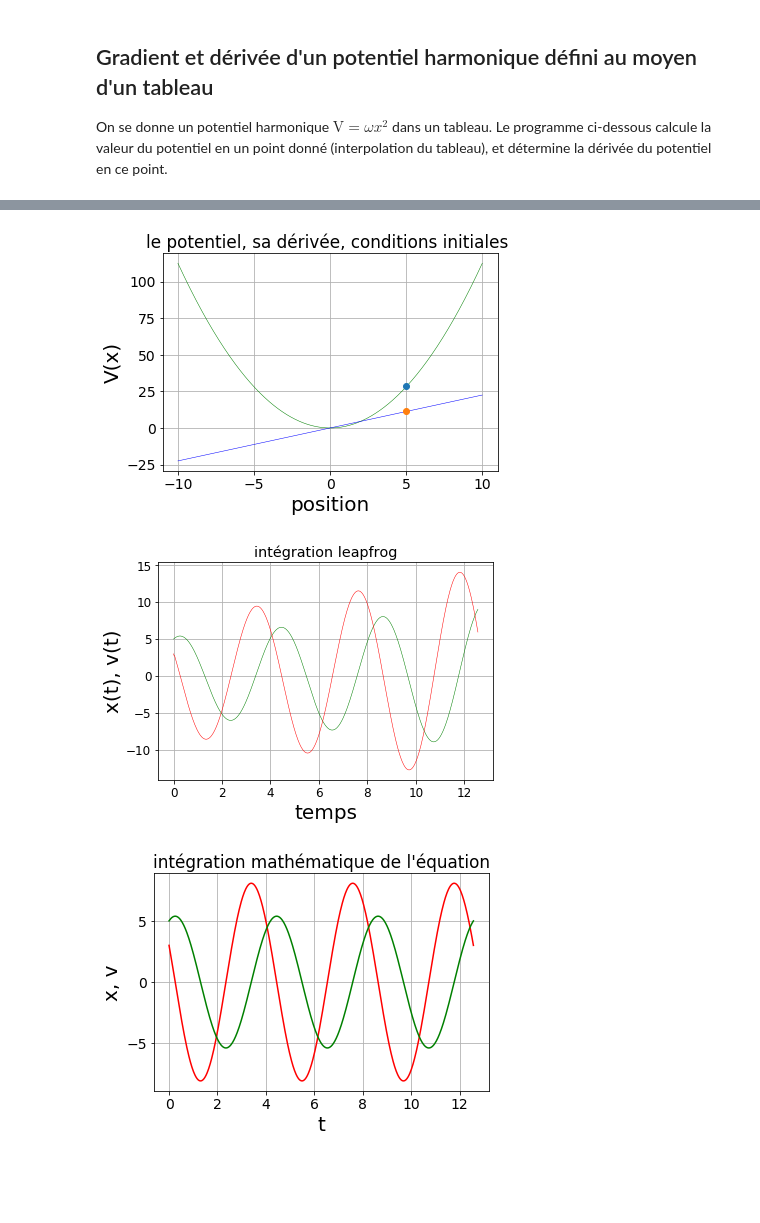
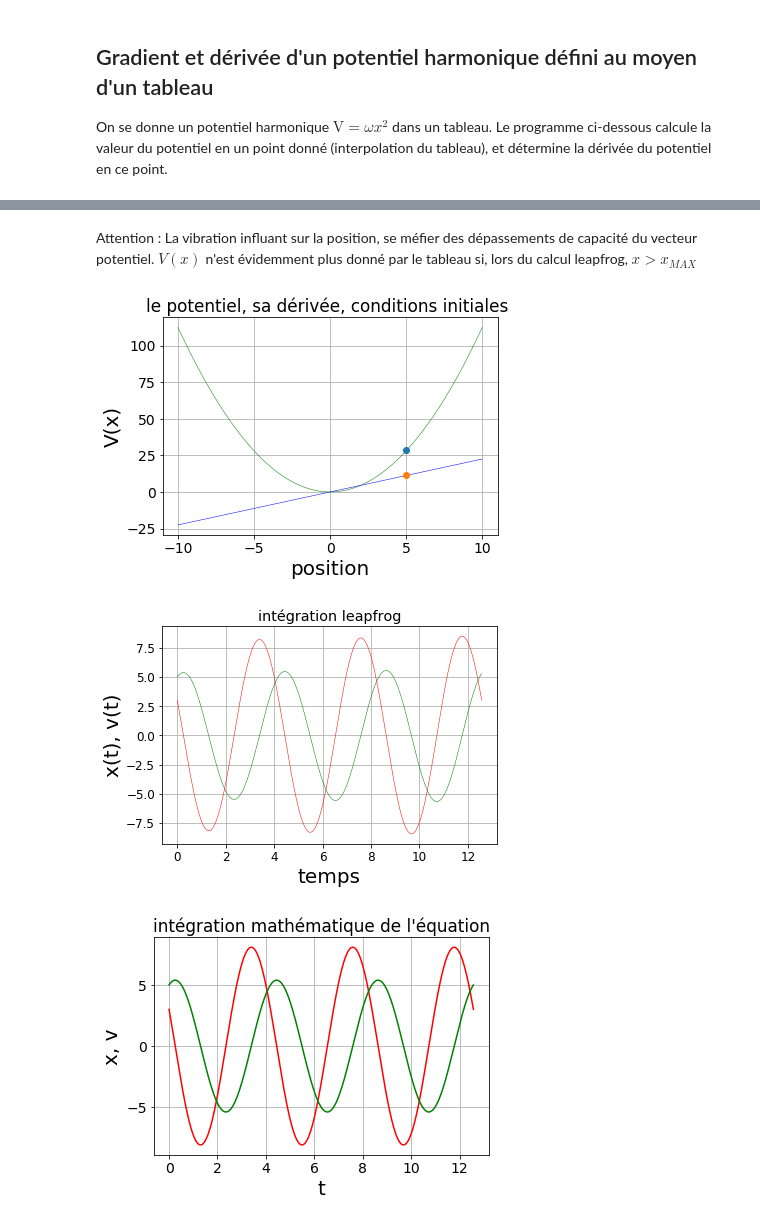
Before and after one commit to Yves-LEMEN/potentiel-discret, a Jupyter notebook: potentiel discret.ipynb, the cells around one changed output, grey strips where cells are left out. Drawn from its saved outputs; the diff is of its cells as text; code cells hidden in the pictures; blank space fills up the shorter version.

```diff
--- a/potentiel discret.ipynb
+++ b/potentiel discret.ipynb
@@ -21,3 +21,6 @@ Le principe de l'intégration "leapfrog" s'écrit maintenant :
+# %% [markdown]
+Attention :
+La vibration influant sur la position, se méfier des dépassements de capacité du vecteur potentiel. $V(x)$ n'est évidemment plus donné par le tableau si, lors du calcul leapfrog, $x>x_{MAX}$
 # %%
 from pylab import *
 import numpy as np
@@ -25,27 +28,27 @@ import numpy as np
 # Entrée des paramètres +/-l limites d'espace, xp point courant, Nn pas, omeg pulsation
 
 l=10.0
-Nn=500
+Nn=501
 xp = np.linspace(-l, l, Nn)
 s = np.linspace(-l, l, Nn-1) #utilisé pour les vecteurs dérivés qui n'ont que Nn-1 composantes
 dxp=xp[1]-xp[0]
 ds=s[1]-s[0]
 
-##################################################################
+###########################
 # entrée des paramètres temporels - limite de temps tps pas temporel Mm
 
-Mm=600
+Mm=7210
 omeg=1.5
 tps=3*2*3.141596/omeg #temps caractéristique posé égal à 3 fois la période
 tp=np.linspace(0,tps,Mm)
 dtp = tp[1] - tp[0]
 
-###############################################################################
+###########################
 # chargement du potentiel quadratique
 
 V = (omeg**2/2)*xp**2
 
-###############################################################################
+#######################
 # Conditions initiales
 x0=5.0
 v0=3.0
@@ -85,14 +88,14 @@ def derivpot(z,l,Nn, Vprim):
 ###############################################################################
 # création de la fonction resoudre
 def resoudre(x0,v0):
-###########################################################################
+#######################################
 # Initialisation à 0 des variables, et Conditions initiales
     x = zeros(Mm)
     v = zeros(Mm)
     x[0] = x0
     v[0] = v0
 
-###########################################################################
+########################################
 # Intégration "leapfrog"
     k0= derivpot(x[0],l,Nn,Vprim)
 
@@ -120,17 +123,15 @@ x,v = resoudre(x0,v0)
 
 
 ###############################################################################
-# représentation graphique
+# représentation graphique du potentiel
 rcParams["axes.grid"] = True
 rcParams['font.size'] = 14
 rcParams['axes.labelsize'] = 20
 figure()
-
 plt.plot(xp,V,'g',linewidth=0.5)
 plt.plot(x0,potiel(x0,l,Nn, V),"o")
 plt.plot(s,Vprim, 'b',linewidth=0.5)
 plt.plot(x0,derivpot(x0,l,Nn, Vprim),"o")
-
 xlabel("position")
 ylabel("V(x)")
 plt.title ("le potentiel, sa dérivée, conditions initiales ")
@@ -151,32 +152,32 @@ ylabel("x(t), v(t)")
 plt.title ("intégration leapfrog")
 ###############################################################################
 show()
 ###############################################################################
 
 
 
 
 ##########################################################################
 # résolution numérique directe
 phi=math.atan(omeg*x0/v0)
 A=x0/sin(phi)
 
 S=A*sin(phi+omeg*tp)
 
 COS=omeg*A*cos(phi+omeg*tp)
 ###############################################################################
 rcParams["axes.grid"] = True
 rcParams['font.size'] = 14
 rcParams['axes.labelsize'] = 20
 figure()
 plt.plot(tp,COS,'r')
 plt.plot(tp,S,'g')
 xlabel("t")
 ylabel("x, v")
 plt.title ("intégration mathématique de l'équation")
 
 show()
 # %% [output]
 [figure]
-[figure, old version]
+[figure, new version]
 [figure]
```
Also changed, not shown: parts of 1 cell of this notebook.
